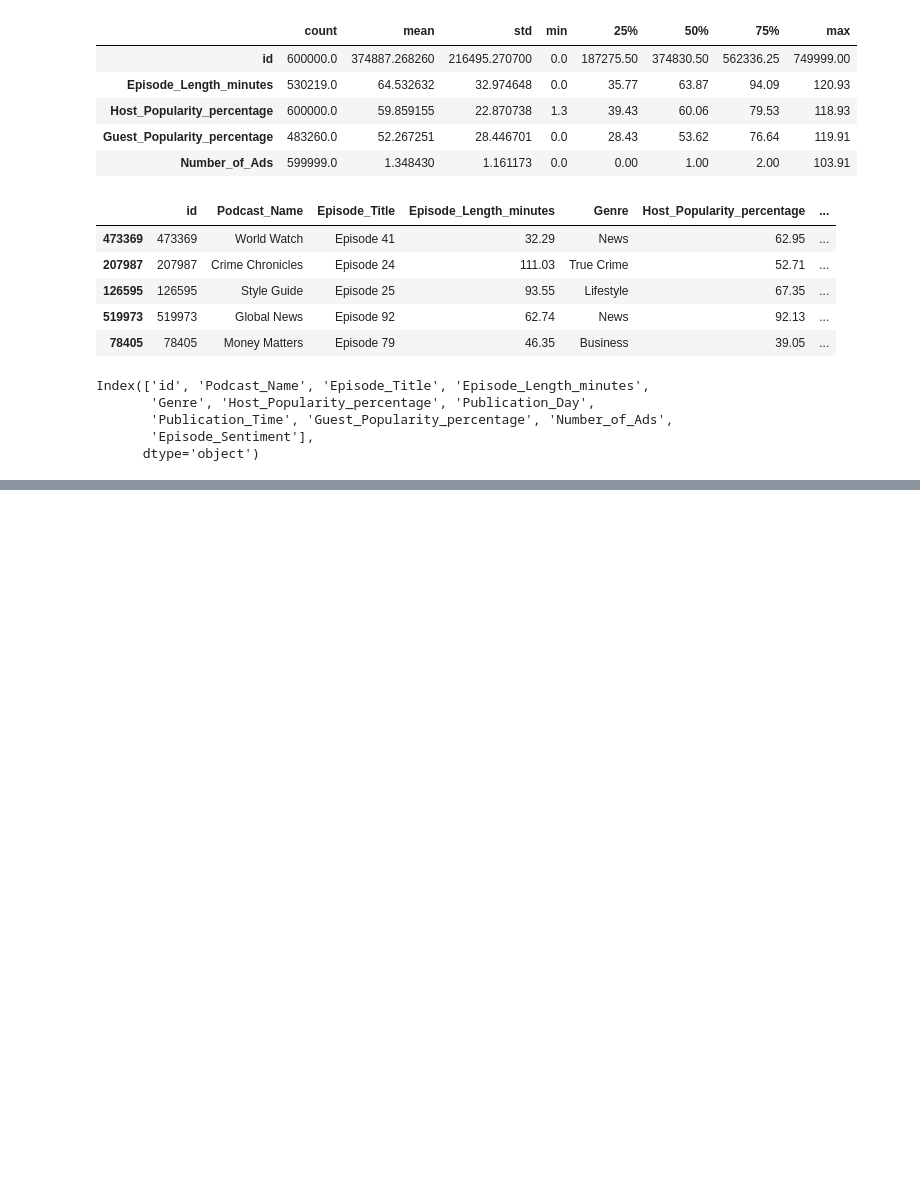
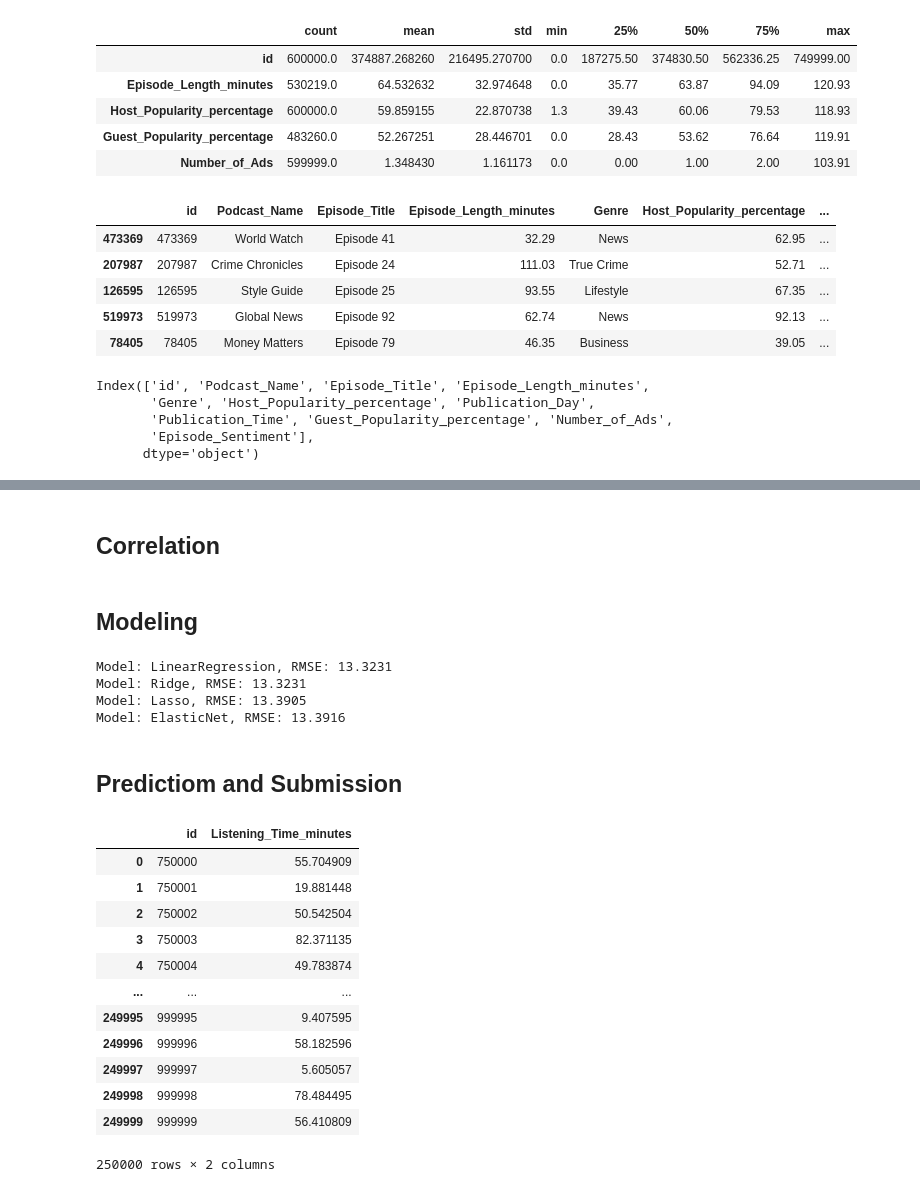
Before and after one commit to MrIsCM/Kaggle-Play-Ground-Series, a Jupyter notebook: S5E4/main.ipynb, the cells around one changed output, grey strips where cells are left out. Saved outputs shown, nothing was run; the diff lists cells and outputs as text; code cells hidden in the pictures; blank space fills up the shorter version.

Commit message:
S5E4: Simple feature engineering and modeling

```diff
--- a/S5E4/main.ipynb
+++ b/S5E4/main.ipynb
@@ -178,0 +308,4 @@ def feature_eng(df):
+# %%
+X_train_eng = deal_with_nans(X_train_eng, X_train_eng.columns)
+X_val_eng = deal_with_nans(X_val_eng, X_val_eng.columns)
+X_test_eng = deal_with_nans(test_eng, test_eng.columns)
@@ -178,0 +347,2 @@ def feature_eng(df):
+# %% [markdown]
+## Correlation
@@ -178,0 +352,63 @@ def feature_eng(df):
+# %% [markdown]
+## Modeling
+# %%
+from sklearn.linear_model import LinearRegression, Ridge, Lasso, ElasticNet
+from sklearn.metrics import root_mean_squared_error
+
+linear_models = {
+    'LinearRegression': LinearRegression(),
+    'Ridge': Ridge(),
+    'Lasso': Lasso(),
+    'ElasticNet': ElasticNet()
+}
+
+for name, model in linear_models.items():
+    # fit the model
+    model.fit(X_train_clean, y_train_clean)
+    # predict on validation set
+    y_pred = model.predict(X_val_clean)
+
+    # calculate metrics
+    rmse = root_mean_squared_error(y_val_clean, y_pred)
+    print(f"Model: {name}, RMSE: {rmse:.4f}")
+# %% [output]
+Model: LinearRegression, RMSE: 13.3231
+Model: Ridge, RMSE: 13.3231
+Model: Lasso, RMSE: 13.3905
+Model: ElasticNet, RMSE: 13.3916
+# %% [markdown]
+## Predictiom and Submission
+# %%
+best_model = linear_models['Ridge']
+best_model.fit(X_train_clean, y_train_clean)
+y_test_pred = best_model.predict(test_clean)
+y_test_submission = pd.DataFrame({
+    'id': test_clean['id'],
+    'Listening_Time_minutes': y_test_pred
+})
+
+# Add the removed ids back to the submission
+# Complete the listening time with the mean of the training set
+y_test_submission = pd.concat([y_test_submission, pd.DataFrame({
+    'id': removed_ids_ads_test + removed_ids_length_test,
+    'Listening_Time_minutes': [y_train.mean()] * len(removed_ids_ads_test + removed_ids_length_test)
+})], ignore_index=True)
+y_test_submission.sort_values(by='id', inplace=True)
+y_test_submission.reset_index(drop=True, inplace=True)
+
+y_test_submission.to_csv(data_dir / 'submission.csv', index=False)
+y_test_submission
+# %% [output]
+|  | id | Listening_Time_minutes |
+| 0 | 750000 | 55.704909 |
+| 1 | 750001 | 19.881448 |
+| 2 | 750002 | 50.542504 |
+| 3 | 750003 | 82.371135 |
+| 4 | 750004 | 49.783874 |
+| ... | ... | ... |
+| 249995 | 999995 | 9.407595 |
+| 249996 | 999996 | 58.182596 |
+| 249997 | 999997 | 5.605057 |
+| 249998 | 999998 | 78.484495 |
+| 249999 | 999999 | 56.410809 |
+250000 rows × 2 columns
```
Also changed, not shown: parts of 19 cells of this notebook.
